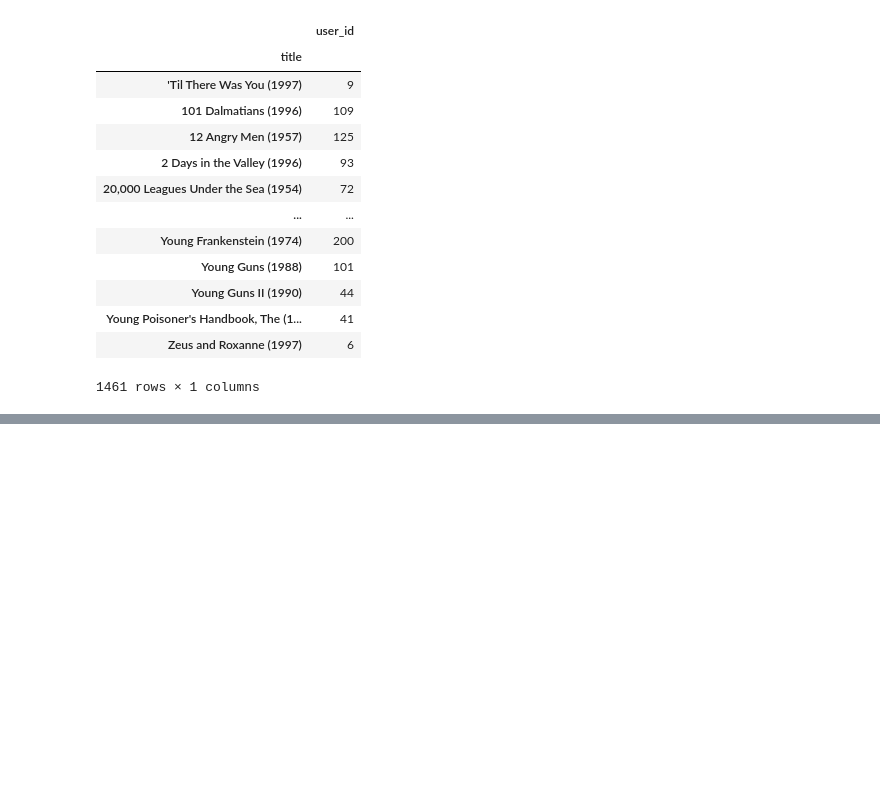
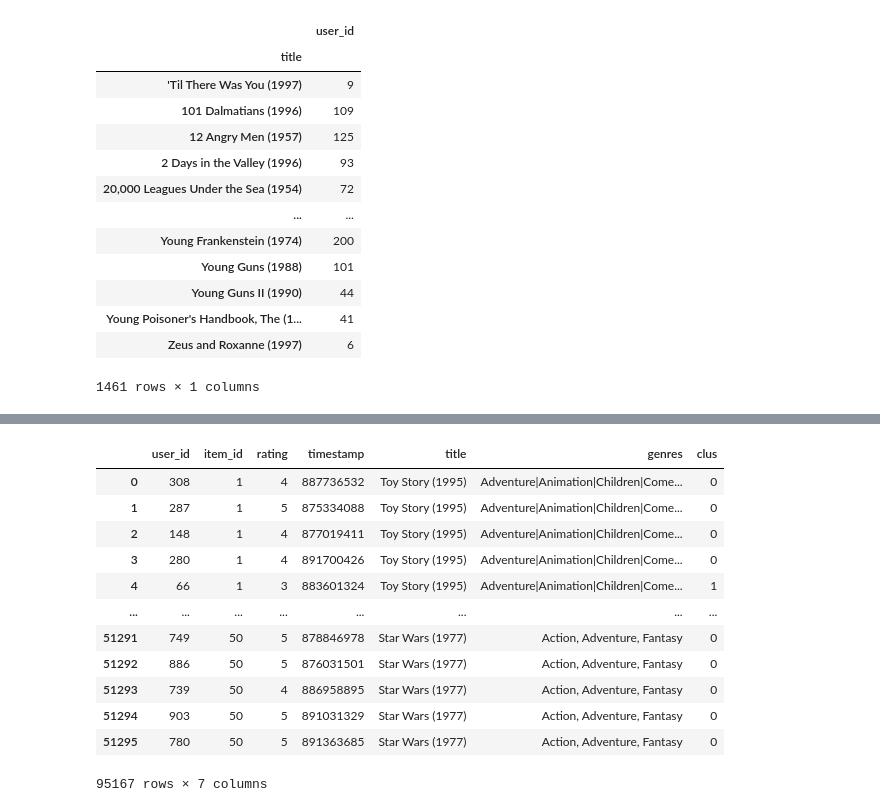
Before and after one commit to thanadolch/KKU_data_mining, a Jupyter notebook: Project_.ipynb, the cells around one changed output, grey strips where cells are left out. Drawn from its saved outputs; the diff is of its cells as text; code cells hidden in the pictures; blank space fills up the shorter version.

```diff
--- a/Project_.ipynb
+++ b/Project_.ipynb
@@ -493,0 +573,17 @@ count
+# %%
+Data_set['clus'] = label
+Data_set
+# %% [output]
+|  | user_id | item_id | rating | timestamp | title | genres | clus |
+| 0 | 308 | 1 | 4 | 887736532 | Toy Story (1995) | Adventure|Animation|Children|Come... | 0 |
+| 1 | 287 | 1 | 5 | 875334088 | Toy Story (1995) | Adventure|Animation|Children|Come... | 0 |
+| 2 | 148 | 1 | 4 | 877019411 | Toy Story (1995) | Adventure|Animation|Children|Come... | 0 |
+| 3 | 280 | 1 | 4 | 891700426 | Toy Story (1995) | Adventure|Animation|Children|Come... | 0 |
+| 4 | 66 | 1 | 3 | 883601324 | Toy Story (1995) | Adventure|Animation|Children|Come... | 1 |
+| ... | ... | ... | ... | ... | ... | ... | ... |
+| 51291 | 749 | 50 | 5 | 878846978 | Star Wars (1977) | Action, Adventure, Fantasy | 0 |
+| 51292 | 886 | 50 | 5 | 876031501 | Star Wars (1977) | Action, Adventure, Fantasy | 0 |
+| 51293 | 739 | 50 | 4 | 886958895 | Star Wars (1977) | Action, Adventure, Fantasy | 0 |
+| 51294 | 903 | 50 | 5 | 891031329 | Star Wars (1977) | Action, Adventure, Fantasy | 0 |
+| 51295 | 780 | 50 | 5 | 891363685 | Star Wars (1977) | Action, Adventure, Fantasy | 0 |
+95167 rows × 7 columns
```
Also changed, not shown: parts of 14 cells of this notebook.
